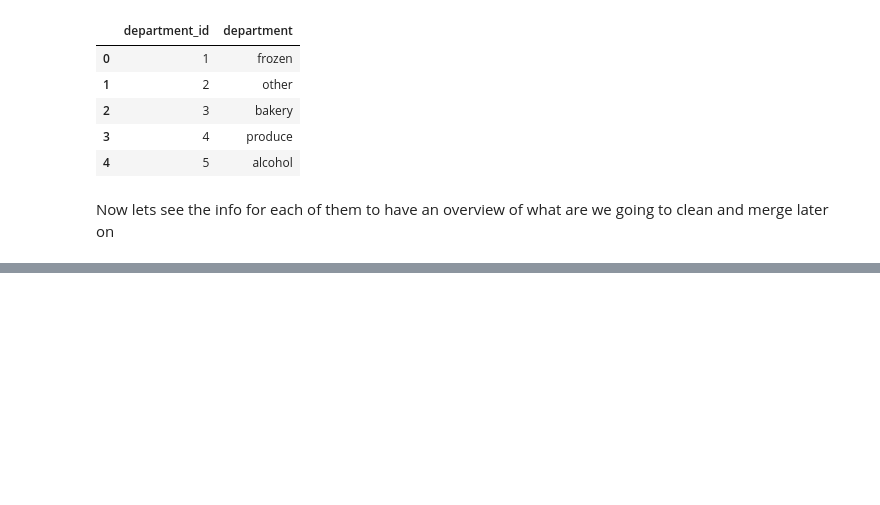
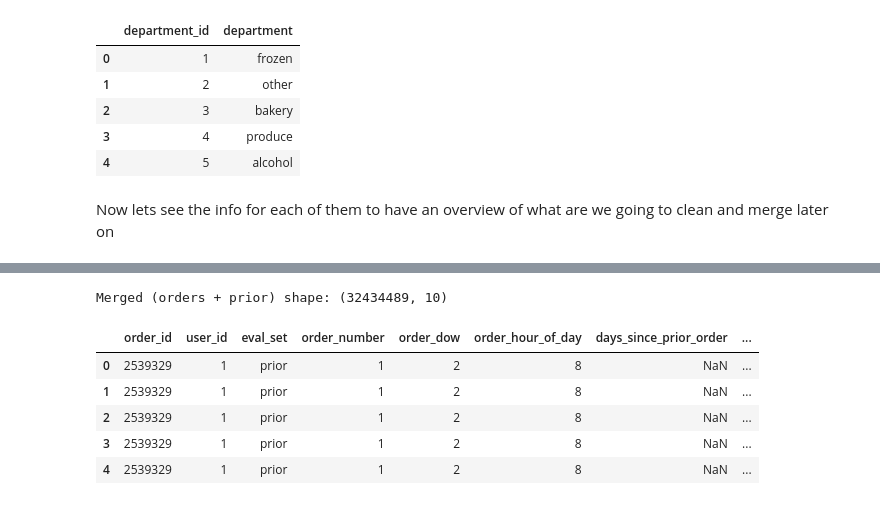
Before and after one commit to Blastronauta/CA2-Semester-2-ML-DV-integrated, a Jupyter notebook: MLBus_HDipData_CA2_KTamayo_Feb25.ipynb, the cells around one changed output, grey strips where cells are left out. Drawn from its saved outputs; the diff is of its cells as text; code cells hidden in the pictures; blank space fills up the shorter version.

```diff
--- a/MLBus_HDipData_CA2_KTamayo_Feb25.ipynb
+++ b/MLBus_HDipData_CA2_KTamayo_Feb25.ipynb
@@ -124,0 +125,13 @@ memory usage: 468.0+ bytes
+# %%
+orders_prior = orders.merge(order_products_prior, on="order_id", how="inner")
+
+print("Merged (orders + prior) shape:", orders_prior.shape)
+orders_prior.head()
+# %% [output]
+Merged (orders + prior) shape: (32434489, 10)
+|  | order_id | user_id | eval_set | order_number | order_dow | order_hour_of_day | days_since_prior_order | ... |
+| 0 | 2539329 | 1 | prior | 1 | 2 | 8 | NaN | ... |
+| 1 | 2539329 | 1 | prior | 1 | 2 | 8 | NaN | ... |
+| 2 | 2539329 | 1 | prior | 1 | 2 | 8 | NaN | ... |
+| 3 | 2539329 | 1 | prior | 1 | 2 | 8 | NaN | ... |
+| 4 | 2539329 | 1 | prior | 1 | 2 | 8 | NaN | ... |
```
Also changed, not shown: parts of 25 cells of this notebook.
